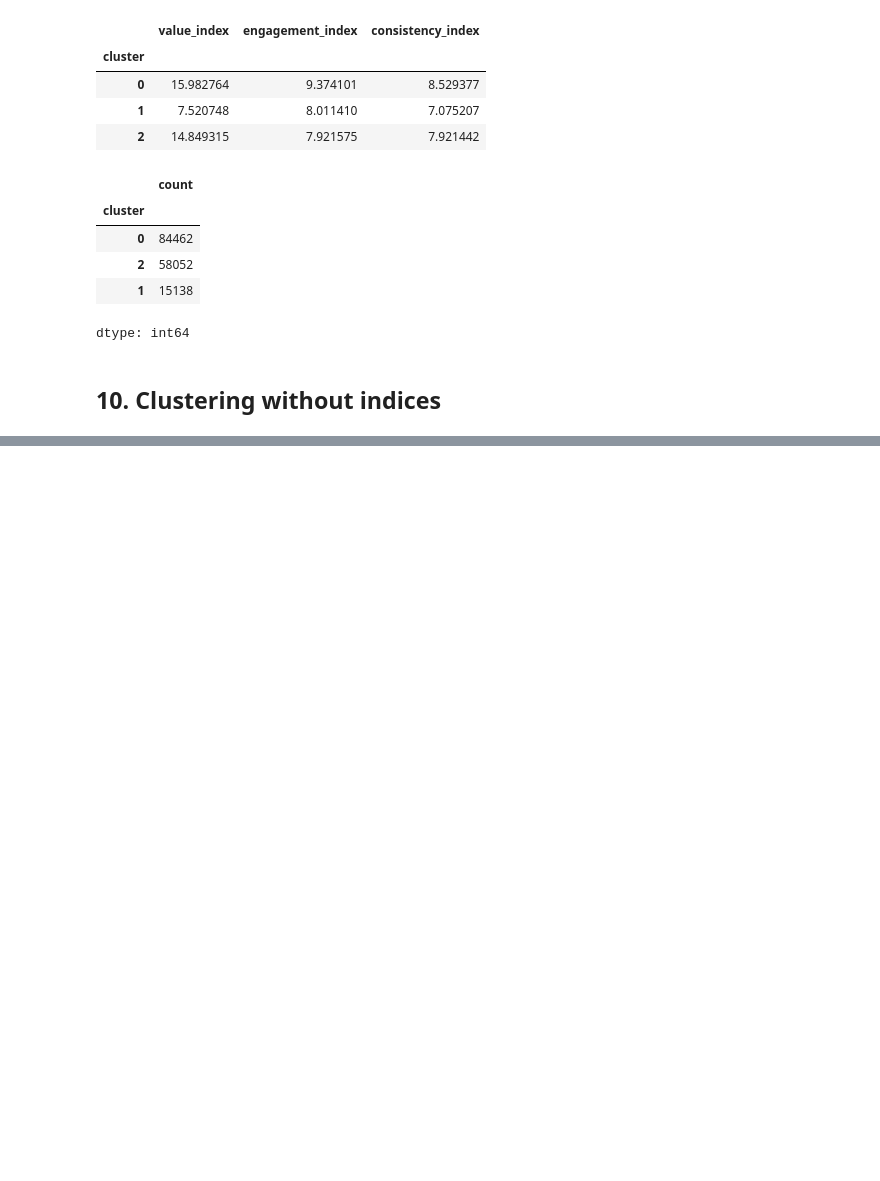
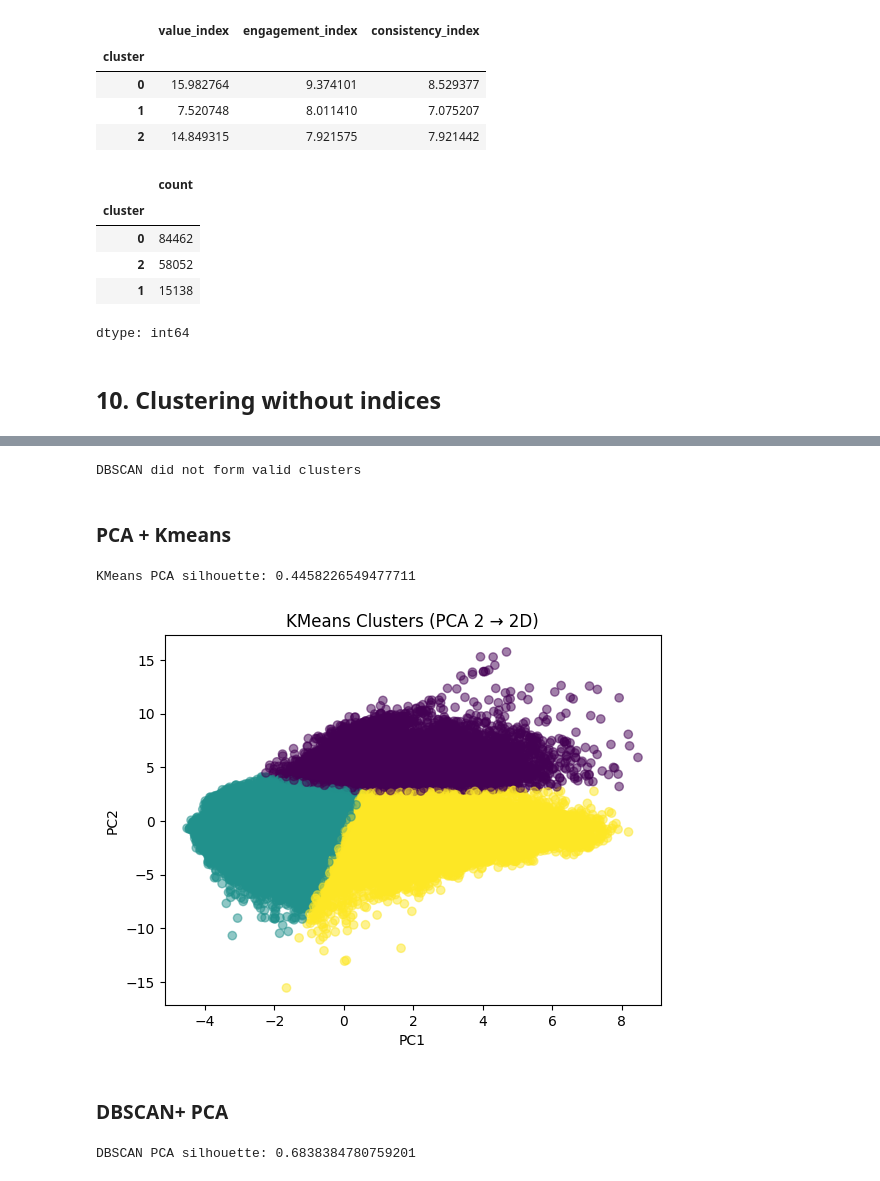
Before and after one commit to adrianmrizo/Client-Segmentation-Analysis, a Jupyter notebook: Adrian_Travel_Tide_Mastery_Project.ipynb, the cells around one changed output, grey strips where cells are left out. Saved outputs shown, nothing was run; the diff lists cells and outputs as text; code cells hidden in the pictures; blank space fills up the shorter version.

```diff
--- a/Adrian_Travel_Tide_Mastery_Project.ipynb
+++ b/Adrian_Travel_Tide_Mastery_Project.ipynb
@@ -1303,0 +1296,6 @@ memory usage: 38.8 MB
+# %%
+# scaling
+from sklearn.preprocessing import StandardScaler
+
+scaler = StandardScaler()
+X_scaled = scaler.fit_transform(features)
@@ -1303,0 +1321,8 @@ memory usage: 38.8 MB
+# %%
+if len(set(dbscan_labels)) > 1:
+    dbscan_score = silhouette_score(X_scaled, dbscan_labels)
+    print("DBSCAN silhouette:", dbscan_score)
+else:
+    print("DBSCAN did not form valid clusters")
+# %% [output]
+DBSCAN did not form valid clusters
@@ -1303,0 +1331,46 @@ memory usage: 38.8 MB
+# %% [markdown]
+### PCA + Kmeans
+# %%
+from sklearn.decomposition import PCA
+# Icreate the PCA standard with 2 n_components. I'll run later a cumulative variance to decide the n_components
+pca = PCA(n_components=2)
+X_pca = pca.fit_transform(X_scaled)
+# %%
+kmeans_pca = KMeans(n_clusters=3, random_state=42)
+labels_pca = kmeans_pca.fit_predict(X_pca)
+
+score_pca = silhouette_score(X_pca, labels_pca)
+print("KMeans PCA silhouette:", score_pca)
+# %% [output]
+KMeans PCA silhouette: 0.4458226549477711
+# %%
+pca_2d = PCA(n_components=2)
+X_pca_2d = pca_2d.fit_transform(X_scaled)
+
+plt.figure()
+
+plt.scatter(
+    X_pca_2d[:,0],
+    X_pca_2d[:,1],
+    c=labels_pca,
+    alpha=0.5
+)
+
+plt.title("KMeans Clusters (PCA 2 → 2D)")
+plt.xlabel("PC1")
+plt.ylabel("PC2")
+
+plt.show()
+# %% [output]
+[figure, added]
+# %% [markdown]
+### DBSCAN+ PCA
+# %%
+dbscan_pca = DBSCAN(eps=0.5, min_samples=10)
+labels_dbscan_pca = dbscan_pca.fit_predict(X_pca)
+
+if len(set(labels_dbscan_pca)) > 1:
+    score_dbscan_pca = silhouette_score(X_pca, labels_dbscan_pca)
+    print("DBSCAN PCA silhouette:", score_dbscan_pca)
+# %% [output]
+DBSCAN PCA silhouette: 0.6838384780759201
```
Also changed, not shown: parts of 30 cells of this notebook.
